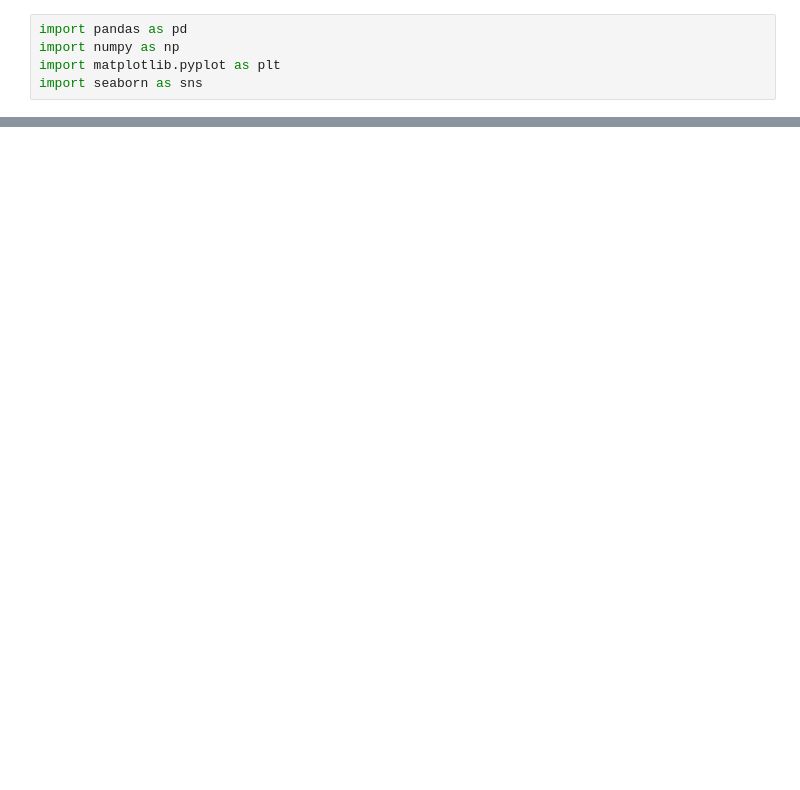
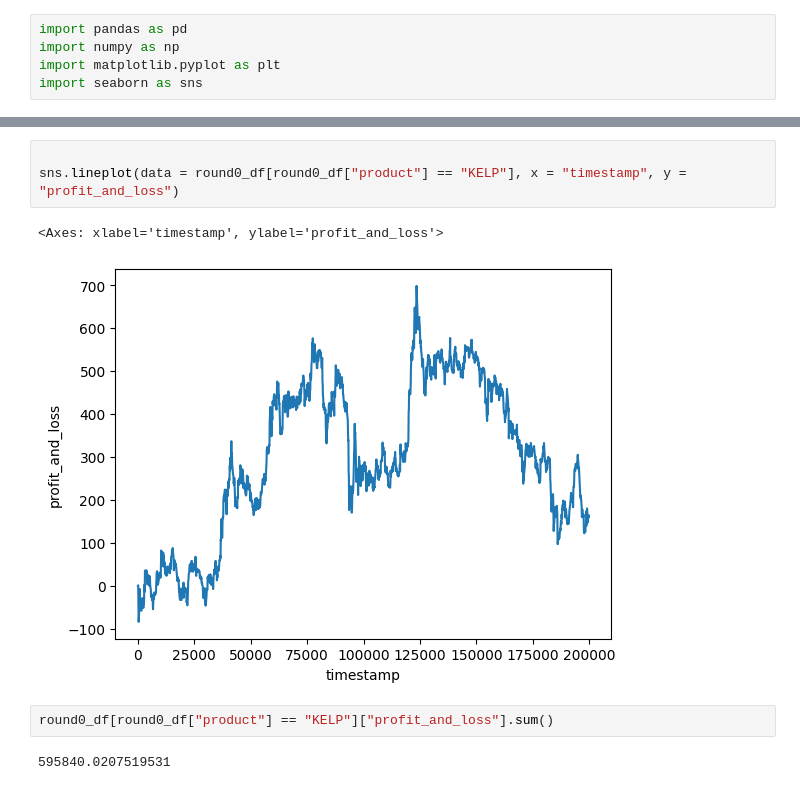
Before and after one commit to Advay-K1/IMC_Prosperity, a Jupyter notebook: undergound.ipynb, the cells around one changed output, grey strips where cells are left out. Cells and saved outputs as stored; diff of their text form; blank space fills up the shorter version.

Commit message:
Initial profit-loss plots

```diff
--- a/undergound.ipynb
+++ b/undergound.ipynb
@@ -23,3 +23,13 @@ round0_df.tail()
 | 3997 | -1 | 199800 | KELP | 2020 | 21 | NaN | NaN | NaN | ... |
 | 3998 | -1 | 199900 | KELP | 2020 | 32 | NaN | NaN | NaN | ... |
 | 3999 | -1 | 199900 | RAINFOREST_RESIN | 9996 | 2 | 9995.0 | 30.0 | NaN | ... |
+# %%
+
+sns.lineplot(data = round0_df[round0_df["product"] == "KELP"], x = "timestamp", y = "profit_and_loss")
+# %% [output]
+<Axes: xlabel='timestamp', ylabel='profit_and_loss'>
+[figure, added]
+# %%
+round0_df[round0_df["product"] == "KELP"]["profit_and_loss"].sum()
+# %% [output]
+595840.0207519531
```
Also changed, not shown: parts of 3 cells of this notebook.
